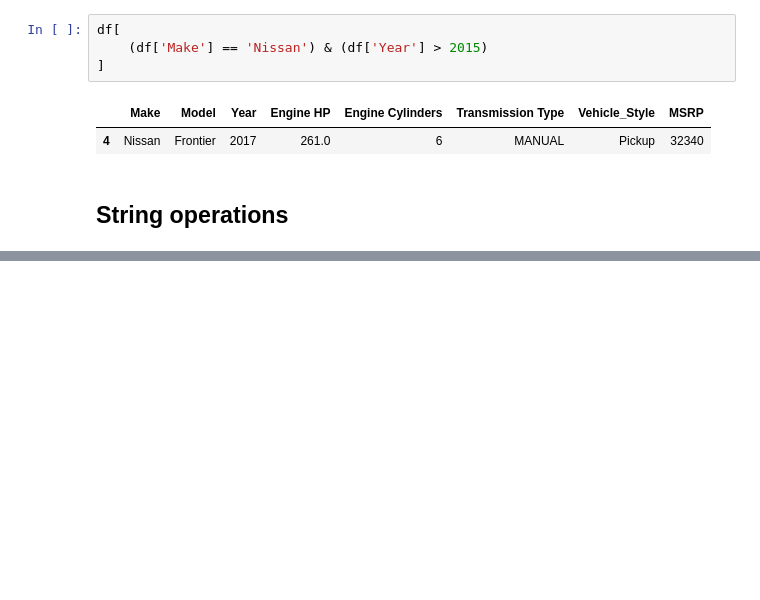
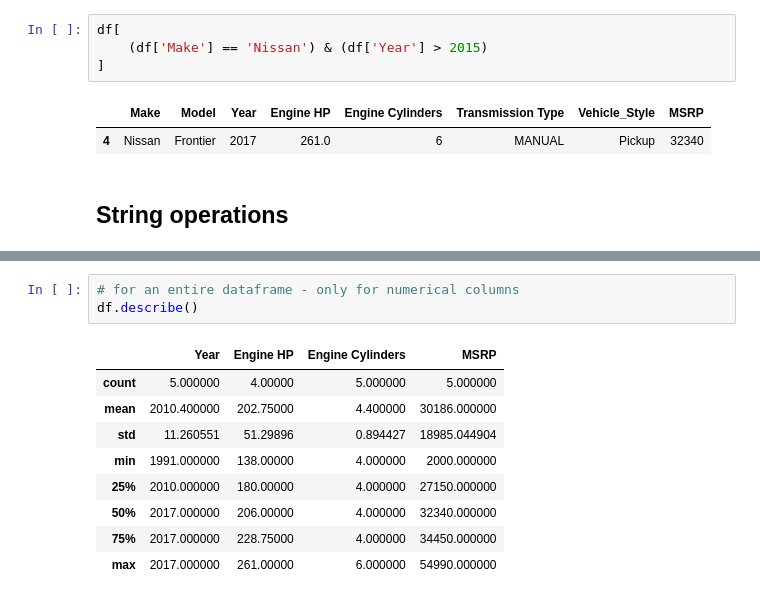
Before and after one commit to dusisarathchandra/ml-zoomcamp-2024, a Jupyter notebook: 01-Introduction/notebooks/pandas-intro.ipynb, the cells around one changed output, grey strips where cells are left out. Cells and saved outputs as stored; diff of their text form; blank space fills up the shorter version.

```diff
--- a/01-Introduction/notebooks/pandas-intro.ipynb
+++ b/01-Introduction/notebooks/pandas-intro.ipynb
@@ -333,0 +400,13 @@ df[
+# %%
+# for an entire dataframe - only for numerical columns
+df.describe()
+# %% [output]
+|  | Year | Engine HP | Engine Cylinders | MSRP |
+| count | 5.000000 | 4.00000 | 5.000000 | 5.000000 |
+| mean | 2010.400000 | 202.75000 | 4.400000 | 30186.000000 |
+| std | 11.260551 | 51.29896 | 0.894427 | 18985.044904 |
+| min | 1991.000000 | 138.00000 | 4.000000 | 2000.000000 |
+| 25% | 2010.000000 | 180.00000 | 4.000000 | 27150.000000 |
+| 50% | 2017.000000 | 206.00000 | 4.000000 | 32340.000000 |
+| 75% | 2017.000000 | 228.75000 | 4.000000 | 34450.000000 |
+| max | 2017.000000 | 261.00000 | 6.000000 | 54990.000000 |
```
Also changed, not shown: parts of 23 cells of this notebook.
